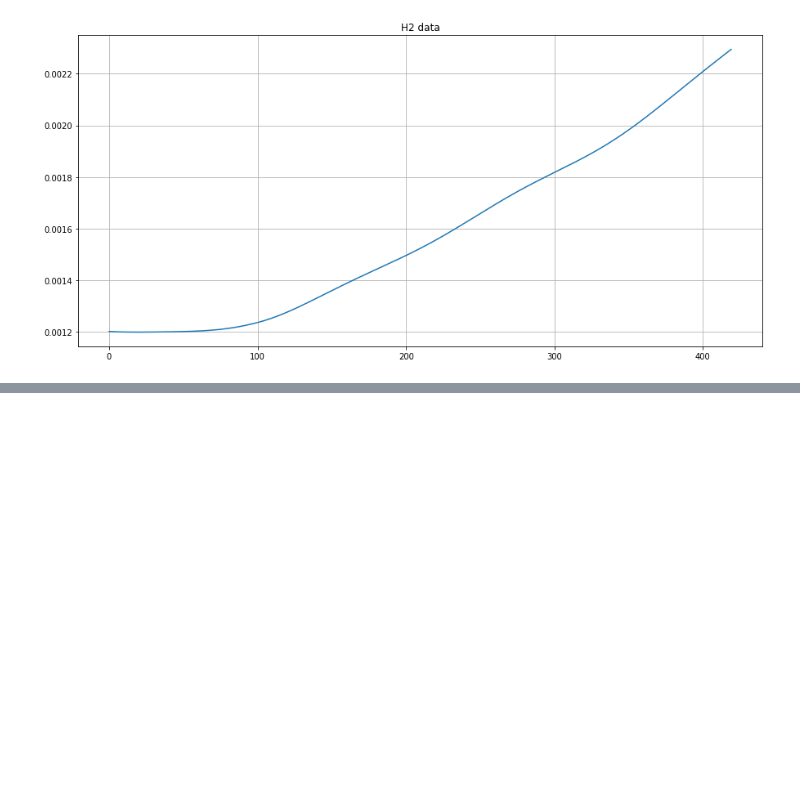
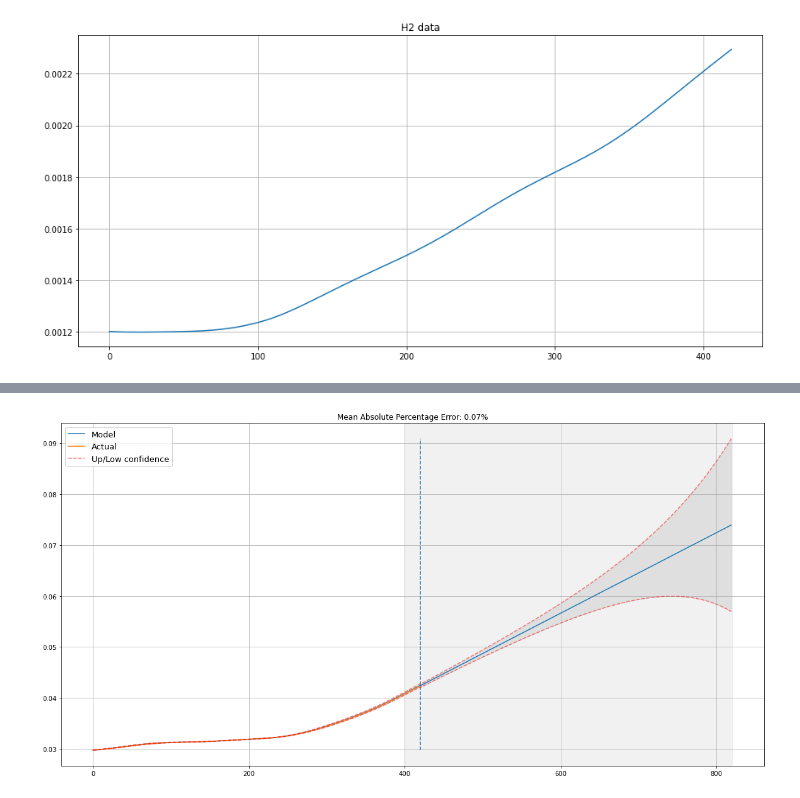
Before and after one commit to NikolayTV/HackRosatomTranformator, a Jupyter notebook: Transformer_regression/transformer_regression.ipynb, the cells around one changed output, grey strips where cells are left out. Cells and saved outputs as stored; diff of their text form; code cells hidden in the pictures; blank space fills up the shorter version.

```diff
--- a/Transformer_regression/transformer_regression.ipynb
+++ b/Transformer_regression/transformer_regression.ipynb
@@ -285,3 +274,7 @@ Wall time: 175 ms
+# %%
+plotHoltWinters(data, plot_intervals=True, plot_anomalies=False)
+# %% [output]
+[figure, added]
 # %%
 plotHoltWinters(data, plot_intervals=True)
 # %% [output]
```
Also changed, not shown: parts of 7 cells of this notebook, 27 other files.
